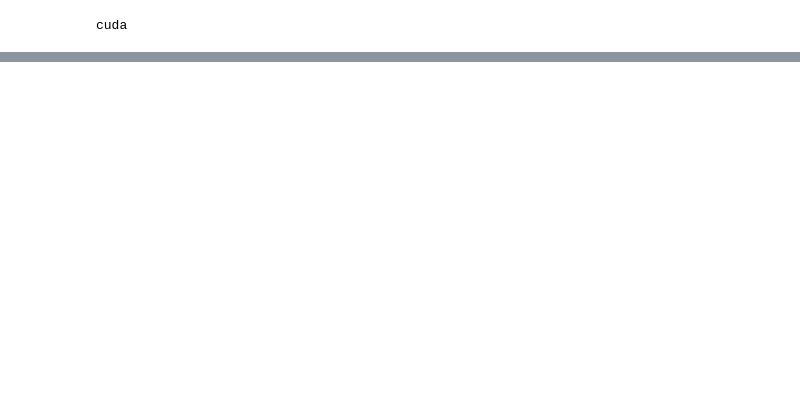
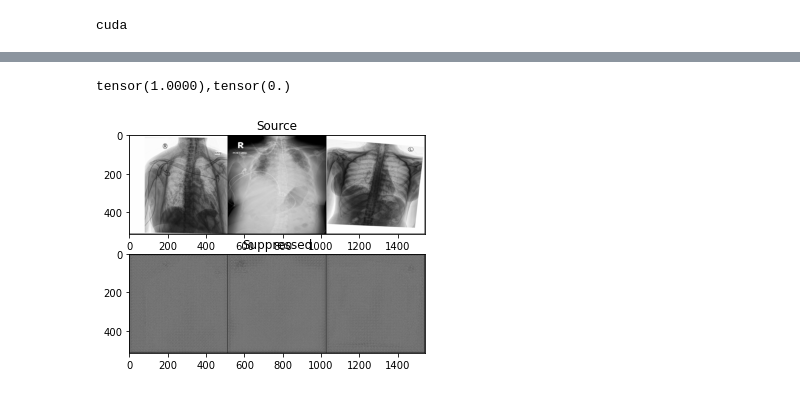
Before and after one commit to danielnflam/GAN-Tests, a Jupyter notebook: main.ipynb, the cells around one changed output, grey strips where cells are left out. Cells and saved outputs as stored; diff of their text form; code cells hidden in the pictures; blank space fills up the shorter version.

```diff
--- a/main.ipynb
+++ b/main.ipynb
@@ -156,11 +160,14 @@ def weights_init(m):
     # From DCGAN paper
     classname = m.__class__.__name__
     if isinstance(m, nn.Conv2d) or isinstance(m, nn.ConvTranspose2d):
-        nn.init.normal_(m.weight.data, 0.0, 0.02)
+        nn.init.kaiming_normal_(m.weight.data, a=0.2, nonlinearity='leaky_relu')
+        if m.bias:
+            nn.init.constant_(m.bias.data, 0.)
     if isinstance(m, nn.BatchNorm2d):
         if m.affine:
-            nn.init.normal_(m.weight.data, 1.0, 0.02)
-            nn.init.constant_(m.bias.data, 0)
+            #nn.init.normal_(m.weight.data, 1.0, 0.02)
+            nn.init.constant_(m.weight.data, 1.0, 0.02)
+            nn.init.constant_(m.bias.data, 0.)
 
     """for i in m.children():
         # Specific weight setting for ResUNet shortcut.
@@ -176,22 +183,23 @@ def weights_init(m):
 _input_array_shape_classifier = (_batch_size, 2 , image_spatial_size[0], image_spatial_size[1])  # 2 channels -- channel 0 for source, channel 1 for real/fake boneless
 _input_array_shape_generator = (_batch_size, 1 , image_spatial_size[0], image_spatial_size[1])
 
-
+"""
 netG = blocks.Generator_ResUNet_modified(_input_array_shape_generator, _first_out_channels=64,
                                 _reluType="leaky", _dropoutType="ADL", _drop_rate=0.75, _output_activation="Tanh")
-"""
+
 netG = blocks.Generator_ResUNet_PixelShuffle(input_array_shape=_input_array_shape_generator,
                                              _first_out_channels=64,
                                              _reluType="leaky", _dropoutType="ADL", _drop_rate=0.5,
                                              _output_activation="Tanh")
-netG = blocks.Generator_Pix2Pix(_input_array_shape_generator,
-                                _normType="BatchNorm", _dropoutType = "ADL", _dropRate=0.5)
 netG = blocks.Generator_ResUNet_A(_input_channels=_initial_channels_out, _input_array_shape=_input_array_shape_generator,
                                   _norm_type='BatchNorm', _ADL_drop_rate=0.75, _ADL_gamma=0.9)
 netD = blocks.MultiScale_Classifier(_input_channels=_initial_channels_out, _input_array_shape=_input_array_shape_classifier,
                                     _classifier_out_channels=64,
                                     _norm_type='BatchNorm', _ADL_drop_rate=0.75, _ADL_gamma=0.9)
 """
+netG = blocks.Generator_Pix2Pix(_input_array_shape_generator,
+                                _normType="BatchNorm", _dropoutType = "normal", _dropRate=0.5,
+                               _outputType="Sigmoid")
 netD = blocks.Discriminator_Pix2Pix(_input_array_size = _input_array_shape_classifier)
 
 # Initialise weights
@@ -269,26 +293,49 @@ KeyboardInterrupt:
 # %%
 # INFERENCE OUTPUTS
-netG.load_state_dict(torch.load(PATH_G_int1))
+if flag_train_intermediate_network:
+    netG.load_state_dict(torch.load(PATH_G_int1))
 
 # Fixed Test Sample
 fixed_test_image = next(iter(dl_testing))
 fixed_training_image = next(iter(dl_training))
 
 with torch.no_grad():
     input_image = fixed_test_image['source'] #fixed_test_image['source']
     input_images = vutils.make_grid(input_image, padding=2, normalize=True)
     output_image = netG(input_image).detach().cpu()
     output_images = vutils.make_grid(output_image, padding=2, normalize=True)
 
 print(str(torch.max(output_images)) + "," + str(torch.min(output_images)))
 
 fig, ax = plt.subplots(2,1)
 ax[0].imshow(np.transpose(input_images, (1,2,0)))
 ax[0].set_title("Source")
 ax[1].imshow(np.transpose(output_images, (1,2,0)))
 ax[1].set_title("Suppressed")
 plt.show
-if not flag_debug:
+if not flag_debug and flag_train_intermediate_network:
     fig.savefig(os.path.join(output_save_directory, current_date + "pretraining"+".png"))
+
+if flag_train_intermediate_network:
+    # Pixel Distance
+    plt.figure(figsize=(10,5))
+    plt.title("Pixel Distance between source and "+generator_target)
+    plt.plot(accuracy_list_pretraining)
+    plt.xlabel("Epochs")
+    plt.ylabel("MS-SSIM")
+    if not flag_debug:
+        plt.savefig(os.path.join(output_save_directory, current_date + "pretraining_accuracy"+".png"))
+    plt.show()
+
+    # Animation
+    fig = plt.figure(figsize=(8,8))
+    plt.axis("off")
+    ims = [[plt.imshow(np.transpose(i,(1,2,0)), animated=True)] for i in img_list_pretraining]
+    ani = animation.ArtistAnimation(fig, ims, interval=200, repeat_delay=1000, blit=True)
+    if not flag_debug:
+        ani.save(os.path.join(output_save_directory, current_date+"pretraining_output.mp4"), dpi=300)
+# %% [output]
+tensor(1.0000),tensor(0.)
+[figure, added]
 # %%
 ## Training Loop for GAN
```
Also changed, not shown: parts of 8 cells of this notebook, 4 other files.
